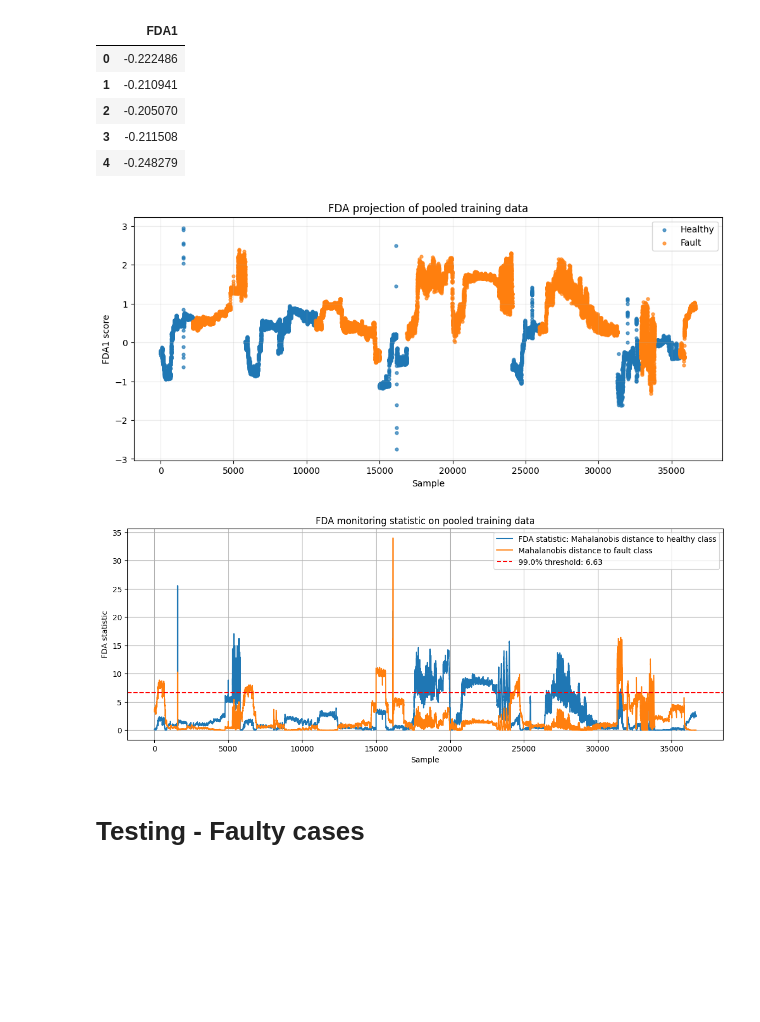
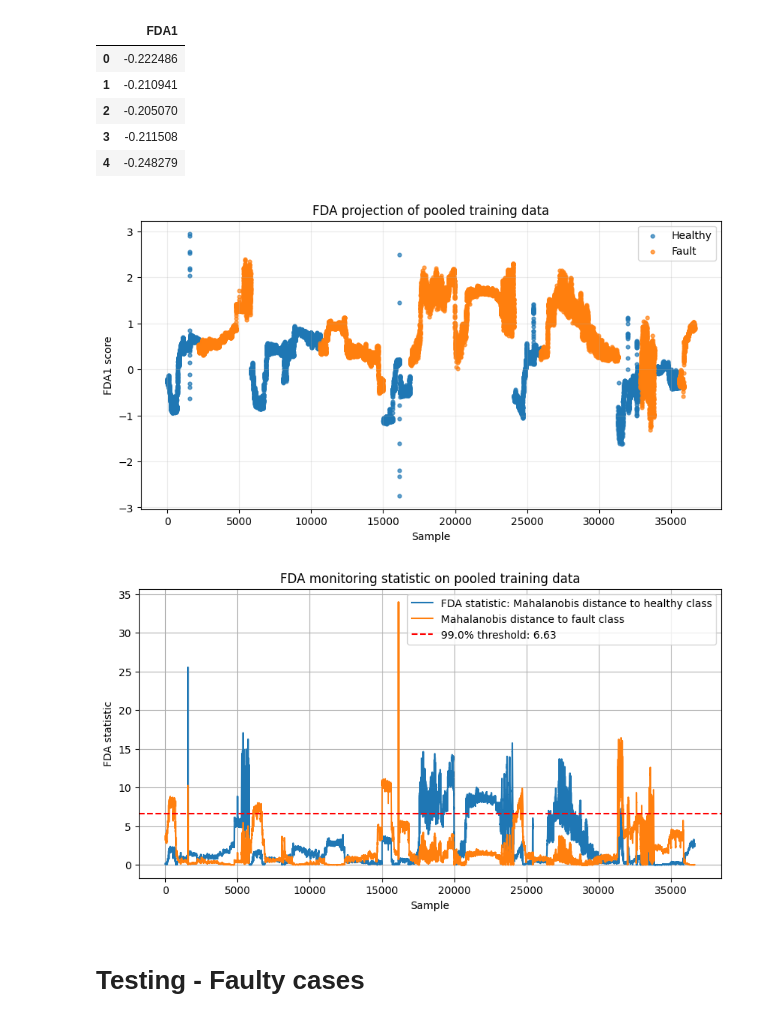
Before and after one commit to PeterAndersen-sdu/Fault-detection-project, a Jupyter notebook: main.ipynb, the cells around one changed output. Saved outputs shown, nothing was run; the diff lists cells and outputs as text; code cells hidden in the pictures; blank space fills up the shorter version.

Commit message:
plot etc

```diff
--- a/main.ipynb
+++ b/main.ipynb
@@ -746,31 +746,31 @@ FDA projected training scores head:
 # %%
 
 # Visualize the pooled FDA projection in the style of the MATLAB example.
 plot_df = pd.DataFrame({
     "Sample": np.arange(len(y_fda)),
     "FDA1": fda_train_scores.iloc[:, 0].to_numpy(),
     "Class": np.where(y_fda == 0, "Healthy", "Fault"),
 })
 
-plt.figure(figsize=(12, 5))
+plt.figure(figsize=(10, 5))
 for label, color in [("Healthy", "tab:blue"), ("Fault", "tab:orange")]:
     subset = plot_df[plot_df["Class"] == label]
     plt.scatter(subset["Sample"], subset["FDA1"], s=12, alpha=0.7, label=label, color=color)
 
 plt.xlabel("Sample")
 plt.ylabel("FDA1 score")
 plt.title("FDA projection of pooled training data")
 plt.legend()
 plt.grid(True, alpha=0.25)
 plt.show()
 # %% [output]
-[figure, old version]
+[figure, new version]
 # %%
 _, _, d_healthy_train, d_fault_train, _ = fda_model.predict(fda_training_dataset)
 
 fda_stat = d_healthy_train
 
-plt.figure(figsize=(14, 5))
+plt.figure(figsize=(10, 5))
 plt.plot(fda_stat, label="FDA statistic: Mahalanobis distance to healthy class")
 plt.plot(d_fault_train, label="Mahalanobis distance to fault class")
 plt.axhline(y=threshold_fda, color="r", linestyle="--", label=f"{threshold_quantile_fda:.1%} threshold: {threshold_fda:.2f}")
@@ -782,7 +782,7 @@ plt.legend()
 plt.grid(True)
 plt.show()
 # %% [output]
-[figure, old version]
+[figure, new version]
 # %% [markdown]
 # Testing - Faulty cases
 # %% [markdown]
```
Also changed, not shown: parts of 7 cells of this notebook, 12 other files.
